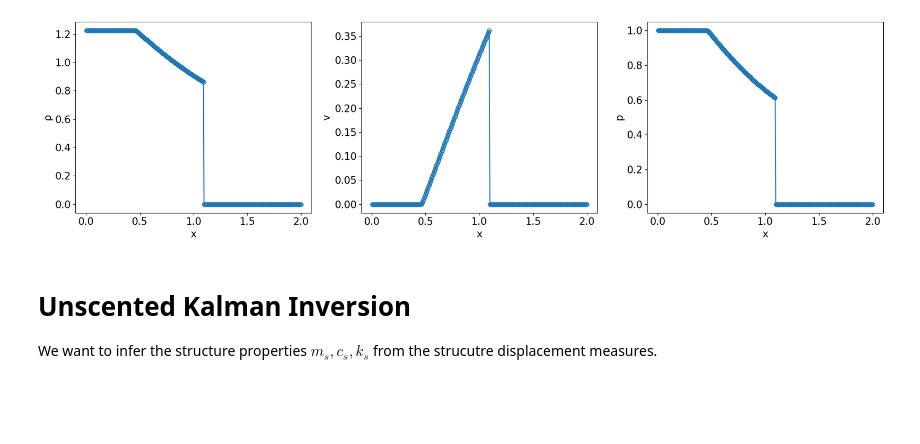
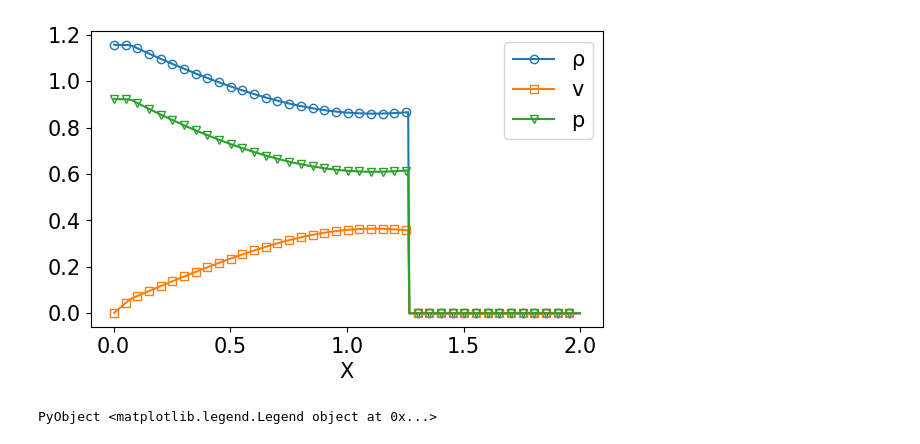
Before and after one commit to Zhengyu-Huang/InverseProblems.jl, a Jupyter notebook: FSI-Piston/FSI.ipynb, the cells around one changed output. Saved outputs shown, nothing was run; the diff lists cells and outputs as text; code cells hidden in the pictures; blank space fills up the shorter version.

Commit message:
update FSI-Piston

```diff
--- a/FSI-Piston/FSI.ipynb
+++ b/FSI-Piston/FSI.ipynb
@@ -135,44 +148,35 @@ $$m_s = 1 \qquad c_s = 0 \qquad k_s = 1$$
 # %%
-using PyPlot
+include("../Inversion/Plot.jl")
 include("FSI.jl")
-
-
-L = 2.0
-# number of cells
-N = 400
+N, L = 400, 2.0
 
 # flow gas constant, intial density, velocity and pressure
 γ, ρ0, v0, p0 = 1.4, 1.225, 0. , 1.0
 fluid_info = [γ, ρ0, v0, p0]
+
 # piston mass, damping coefficient and spring stiffness
-ms, cs, ks = 1.0, 0.0, 1.0
+ms, cs, ks = 1.0, 0.50, 2.0
+θ_ref = [ms; cs; ks]
 # initial displacement, velocity, and initial position
 u0, v0, x0 = 0.0, 0.0, L/2
 structure_info = [ms, cs, ks, u0, v0, x0, "AEROELASTIC", nothing]
 
 # time step and end time
-Δt, T = 0.001, 0.5
+Δt, T = 0.001, 1.0
+N_T = Int64(T/Δt)
+obs_freq = 10
 time_info = [Δt, T]
 
-fluid, piston, _, _ = Solve(L, N, fluid_info, structure_info, time_info;)
-V = fluid.V
-xx = fluid.xx
+fluid, piston, _, piston_history = Solve(L, N, fluid_info, structure_info, time_info; output_freq = 1)
 
-fig, ax = PyPlot.subplots(ncols=3, nrows=1, figsize=(18, 5))
-
-ax[1].plot(xx, V[1, :], "-o", fillstyle = "none")
-ax[2].plot(xx, V[2, :], "-o", fillstyle = "none")
-ax[3].plot(xx, V[3, :], "-o", fillstyle = "none")
-ax[1].set_xlabel("x")
-ax[1].set_ylabel("ρ")
-ax[2].set_xlabel("x")
-ax[2].set_ylabel("v")
-ax[3].set_xlabel("x")
-ax[3].set_ylabel("p")
-fig.tight_layout()
+# visualize the fluid variables
+PyPlot.figure(figsize=(6,4))
+PyPlot.plot(fluid.xx, fluid.V[1, :], "-o", fillstyle = "none", markevery = 10, label="ρ")
+PyPlot.plot(fluid.xx, fluid.V[2, :], "-s", fillstyle = "none", markevery = 10, label="v")
+PyPlot.plot(fluid.xx, fluid.V[3, :], "-v", fillstyle = "none", markevery = 10, label="p")
+PyPlot.xlabel("X")
+PyPlot.tight_layout()
+PyPlot.legend()
 # %% [output]
-[figure, old version]
+[figure, new version]
+PyObject <matplotlib.legend.Legend object at 0x...>
-# %% [markdown]
-# Unscented Kalman Inversion
-
-We want to infer the structure properties $m_s, c_s, k_s$ from the strucutre displacement measures.
```
Also changed, not shown: parts of 12 cells of this notebook, 4 other files.
